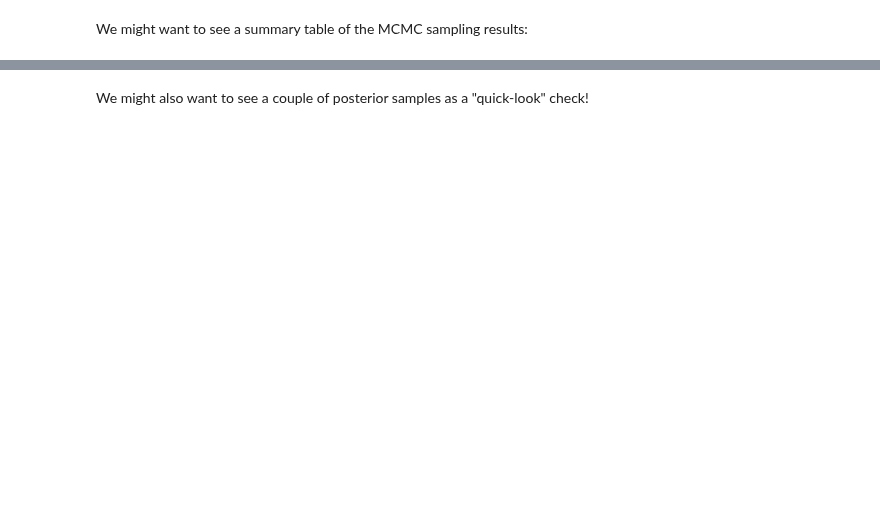
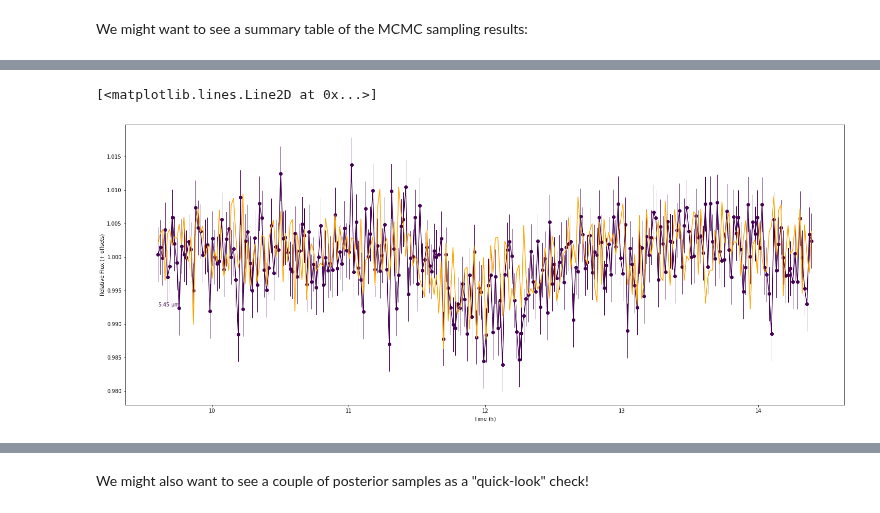
Before and after one commit to catrionamurray/chromatic_fitting, a Jupyter notebook: tutorial_for_chromatic_fitting.ipynb, the cells around one changed output, grey strips where cells are left out. Cells and saved outputs as stored; diff of their text form; code cells hidden in the pictures; blank space fills up the shorter version.

```diff
--- a/tutorial_for_chromatic_fitting.ipynb
+++ b/tutorial_for_chromatic_fitting.ipynb
@@ -151,0 +249,7 @@ limb_darkening_w4[1]  1.669600e-03  4924.161736  2596.637012  1.000335
+# %%
+f = plt.figure(figsize=(25,10))
+t.data[1,:].plot(errorbar=True)
+plt.plot(t.data.time.to_value('h'),t.data.fluxlike["posterior-predictive-1"][1],color='orange')
+# %% [output]
+[<matplotlib.lines.Line2D at 0x...>]
+[figure, added]
```
Also changed, not shown: parts of 38 cells of this notebook, 2 other files.
